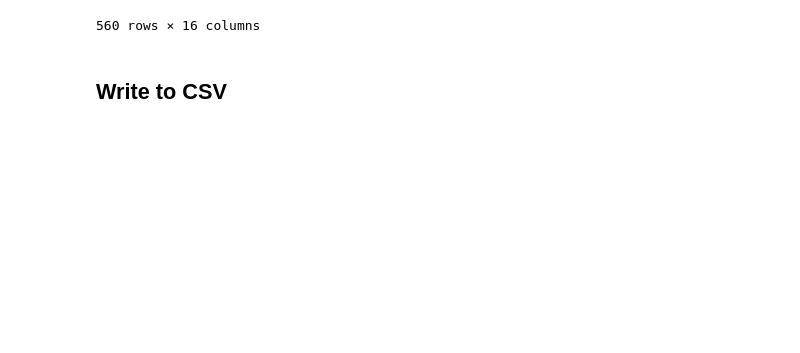
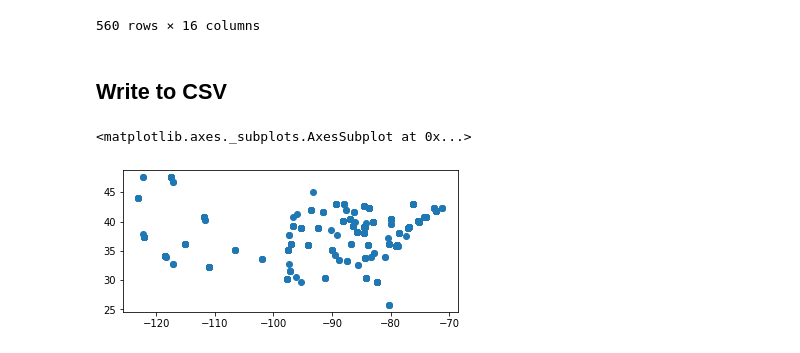
Before and after one commit to laurenoldham1202/final-project, a Jupyter notebook: notebooks/distance-calculation.ipynb, the cells around one changed output. Saved outputs shown, nothing was run; the diff lists cells and outputs as text; code cells hidden in the pictures; blank space fills up the shorter version.

```diff
--- a/notebooks/distance-calculation.ipynb
+++ b/notebooks/distance-calculation.ipynb
@@ -104,3 +104,8 @@ schools
 # %%
 schools.to_csv('../data/cleaned/distances-schools.csv', index=False)
 sites.to_csv('../data/cleaned/distances-sites.csv', index=False)
+# %%
+schools.plot()
+# %% [output]
+<matplotlib.axes._subplots.AxesSubplot at 0x...>
+[figure, added]
```
Also changed, not shown: 12 other files.
